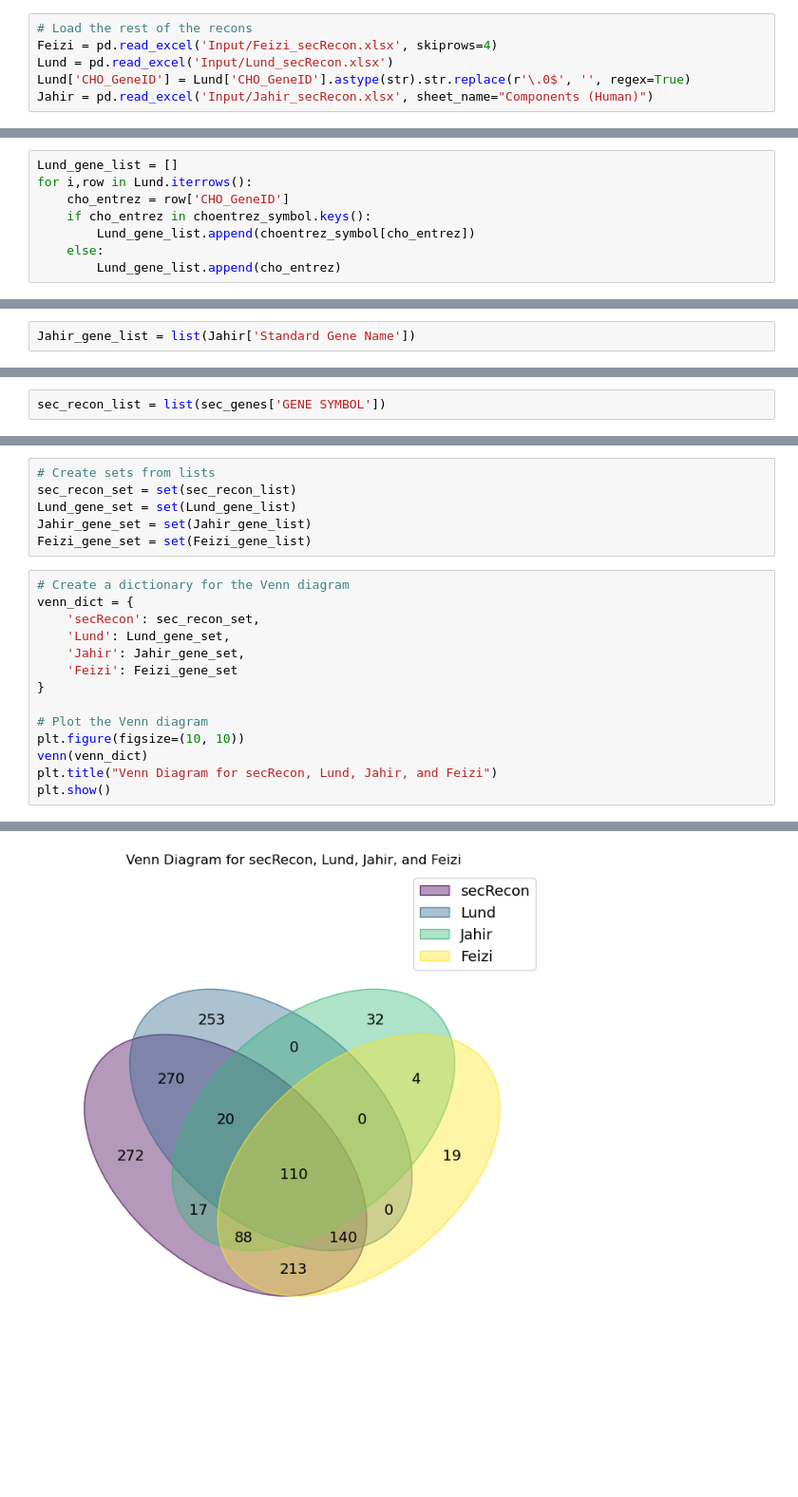
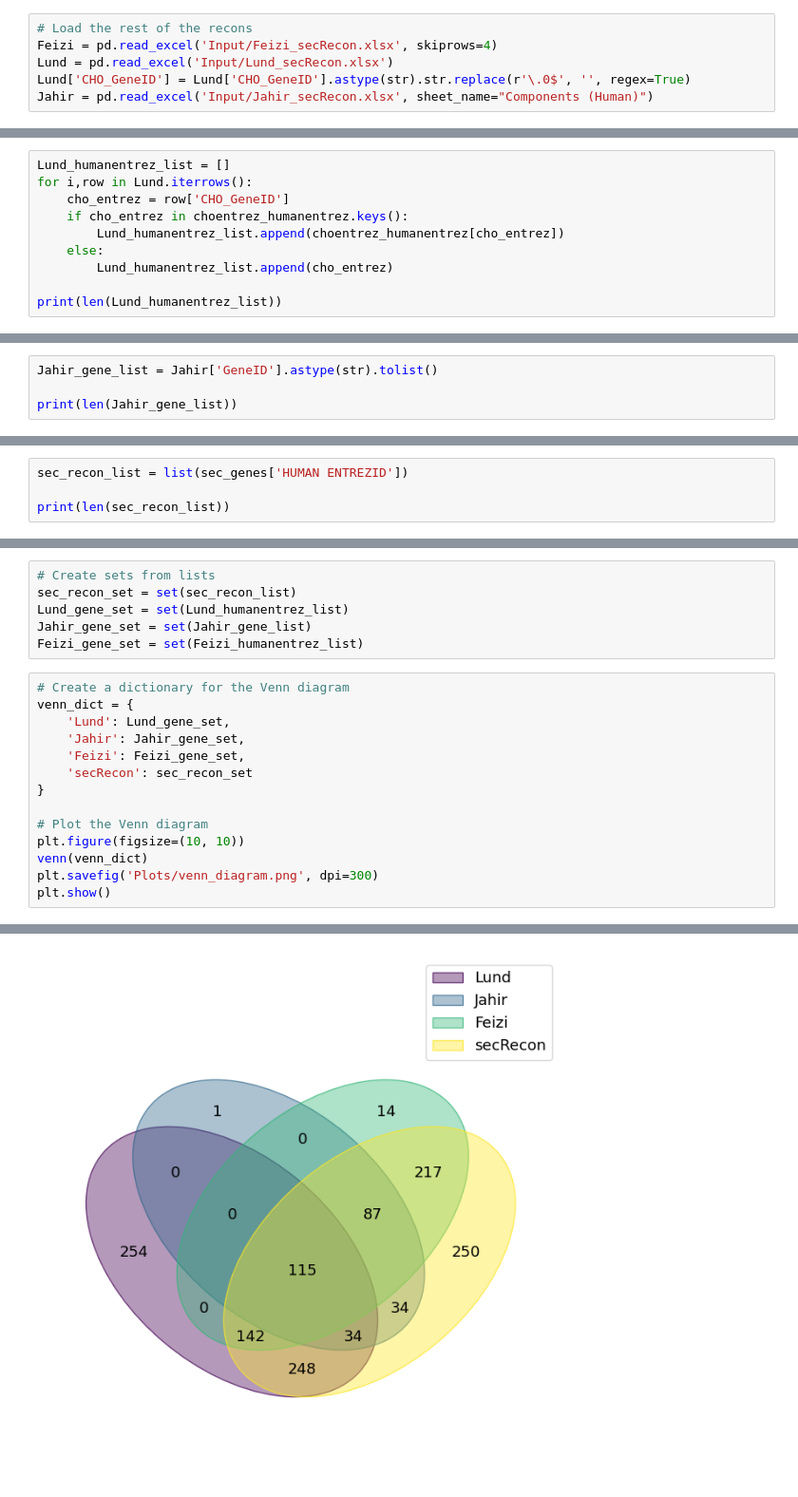
Before and after one commit to pablodig/secRecon-Secretory-Pathway-Reconstruction, a Jupyter notebook: Comparison.ipynb, the cells around one changed output, grey strips where cells are left out. Shown at 95% size. Saved outputs shown, nothing was run; the diff lists cells and outputs as text; blank space fills up the shorter version.

Commit message:
New Venn Diagram

```diff
--- a/Comparison.ipynb
+++ b/Comparison.ipynb
@@ -49,8 +62,10 @@ for i,row in Feizi.iterrows():
 # %%
-Lund_gene_list = []
+Lund_humanentrez_list = []
 for i,row in Lund.iterrows():
     cho_entrez = row['CHO_GeneID']
-    if cho_entrez in choentrez_symbol.keys():
-        Lund_gene_list.append(choentrez_symbol[cho_entrez])
+    if cho_entrez in choentrez_humanentrez.keys():
+        Lund_humanentrez_list.append(choentrez_humanentrez[cho_entrez])
     else:
-        Lund_gene_list.append(cho_entrez)
+        Lund_humanentrez_list.append(cho_entrez)
+
+print(len(Lund_humanentrez_list))
@@ -57,2 +74,4 @@ for i,row in Lund.iterrows():
 # %%
-Jahir_gene_list = list(Jahir['Standard Gene Name'])
+Jahir_gene_list = Jahir['GeneID'].astype(str).tolist()
+
+print(len(Jahir_gene_list))
@@ -110,2 +80,4 @@ Feizi
 # %%
-sec_recon_list = list(sec_genes['GENE SYMBOL'])
+sec_recon_list = list(sec_genes['HUMAN ENTREZID'])
+
+print(len(sec_recon_list))
@@ -112,23 +86,23 @@ sec_recon_list = list(sec_genes['GENE SYMBOL'])
 # %%
 # Create sets from lists
 sec_recon_set = set(sec_recon_list)
-Lund_gene_set = set(Lund_gene_list)
+Lund_gene_set = set(Lund_humanentrez_list)
 Jahir_gene_set = set(Jahir_gene_list)
-Feizi_gene_set = set(Feizi_gene_list)
+Feizi_gene_set = set(Feizi_humanentrez_list)
 # %%
 # Create a dictionary for the Venn diagram
 venn_dict = {
-    'secRecon': sec_recon_set,
     'Lund': Lund_gene_set,
     'Jahir': Jahir_gene_set,
-    'Feizi': Feizi_gene_set
+    'Feizi': Feizi_gene_set,
+    'secRecon': sec_recon_set
 }
 
 # Plot the Venn diagram
 plt.figure(figsize=(10, 10))
 venn(venn_dict)
-plt.title("Venn Diagram for secRecon, Lund, Jahir, and Feizi")
+plt.savefig('Plots/venn_diagram.png', dpi=300)
 plt.show()
 # %% [output]
 <Figure size 1000x1000 with 0 Axes>
-[figure, old version]
+[figure, new version]
```
Also changed, not shown: parts of 10 cells of this notebook, 3 other files.
